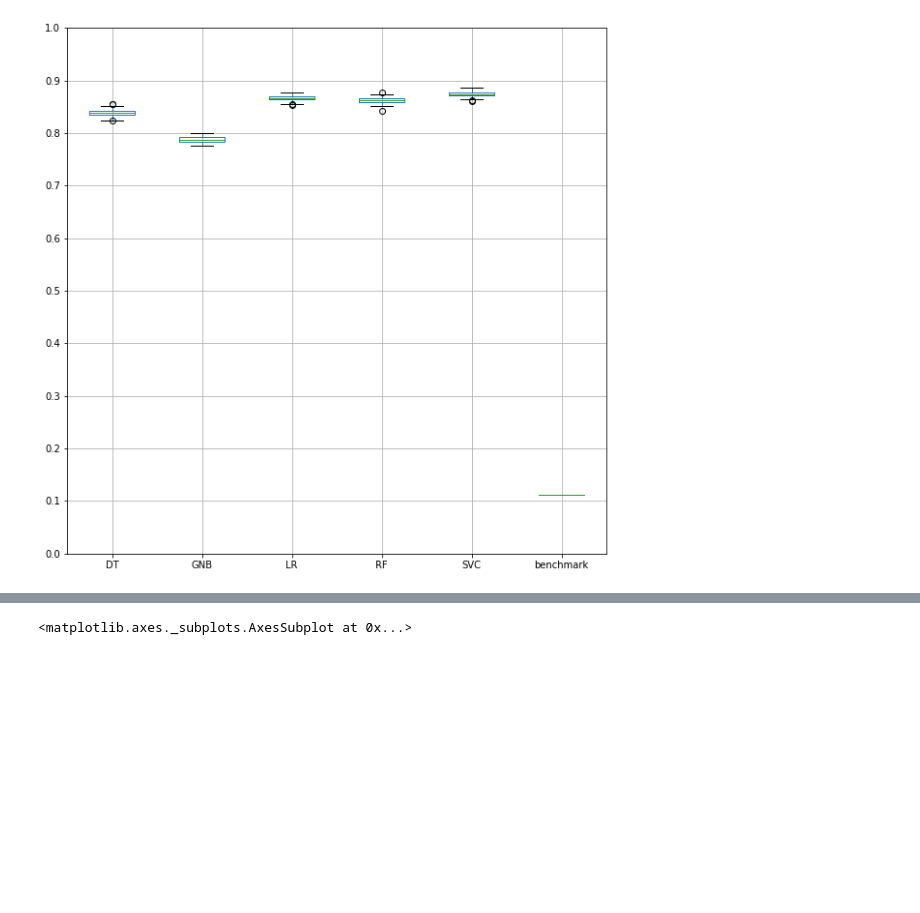
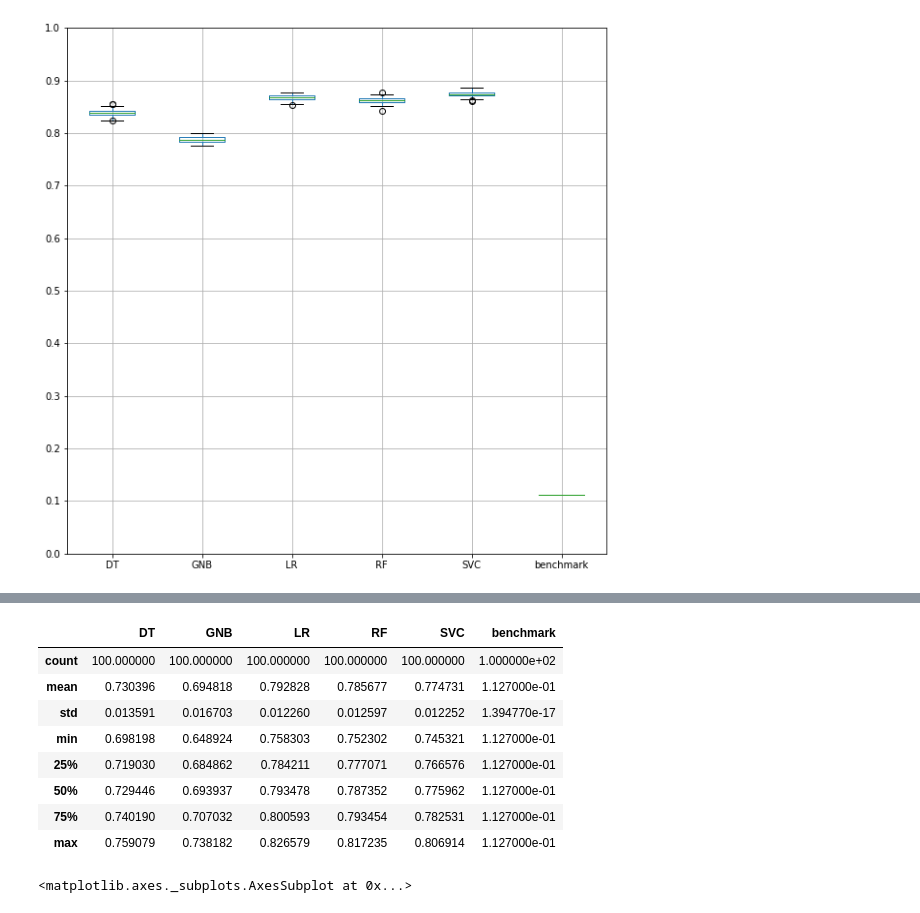
Before and after one commit to julijanna/machine-learning, a Jupyter notebook: projects/capstone/Capstone - Bank Marketing Dataset.ipynb, the cells around one changed output, grey strips where cells are left out. Cells and saved outputs as stored; diff of their text form; code cells hidden in the pictures; blank space fills up the shorter version.

```diff
--- a/projects/capstone/Capstone - Bank Marketing Dataset.ipynb
+++ b/projects/capstone/Capstone - Bank Marketing Dataset.ipynb
@@ -484,3 +482,15 @@ precision_df.plot(kind='box', figsize=(10,10), grid=True, yticks=[0, 0.1, 0.2, 0
+# %%
+precision_df.describe()
+# %% [output]
+|  | DT | GNB | LR | RF | SVC | benchmark |
+| count | 100.000000 | 100.000000 | 100.000000 | 100.000000 | 100.000000 | 1.000000e+02 |
+| mean | 0.730396 | 0.694818 | 0.792828 | 0.785677 | 0.774731 | 1.127000e-01 |
+| std | 0.013591 | 0.016703 | 0.012260 | 0.012597 | 0.012252 | 1.394770e-17 |
+| min | 0.698198 | 0.648924 | 0.758303 | 0.752302 | 0.745321 | 1.127000e-01 |
+| 25% | 0.719030 | 0.684862 | 0.784211 | 0.777071 | 0.766576 | 1.127000e-01 |
+| 50% | 0.729446 | 0.693937 | 0.793478 | 0.787352 | 0.775962 | 1.127000e-01 |
+| 75% | 0.740190 | 0.707032 | 0.800593 | 0.793454 | 0.782531 | 1.127000e-01 |
+| max | 0.759079 | 0.738182 | 0.826579 | 0.817235 | 0.806914 | 1.127000e-01 |
 # %%
 #box plot for recall score for all classifiers
 
```
Also changed, not shown: parts of 13 cells of this notebook, 2 other files.
